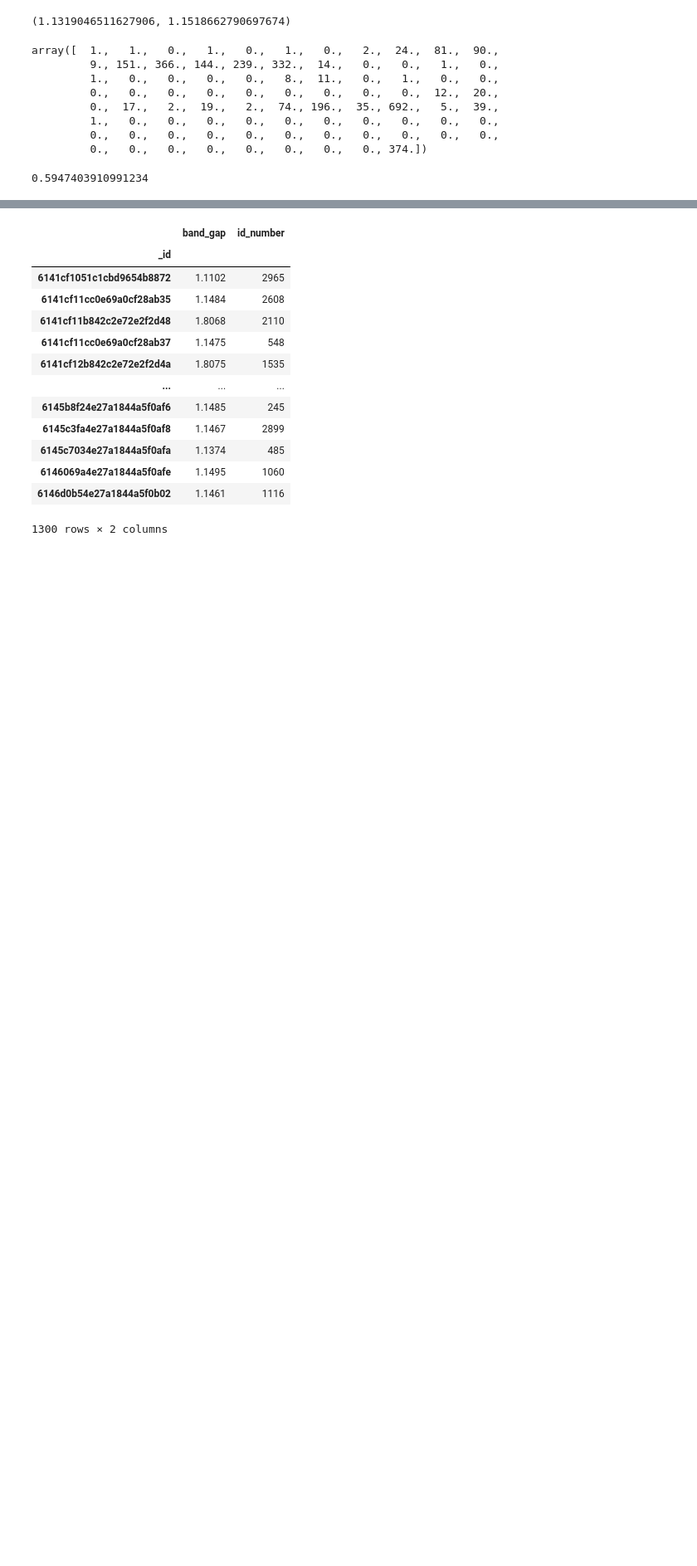
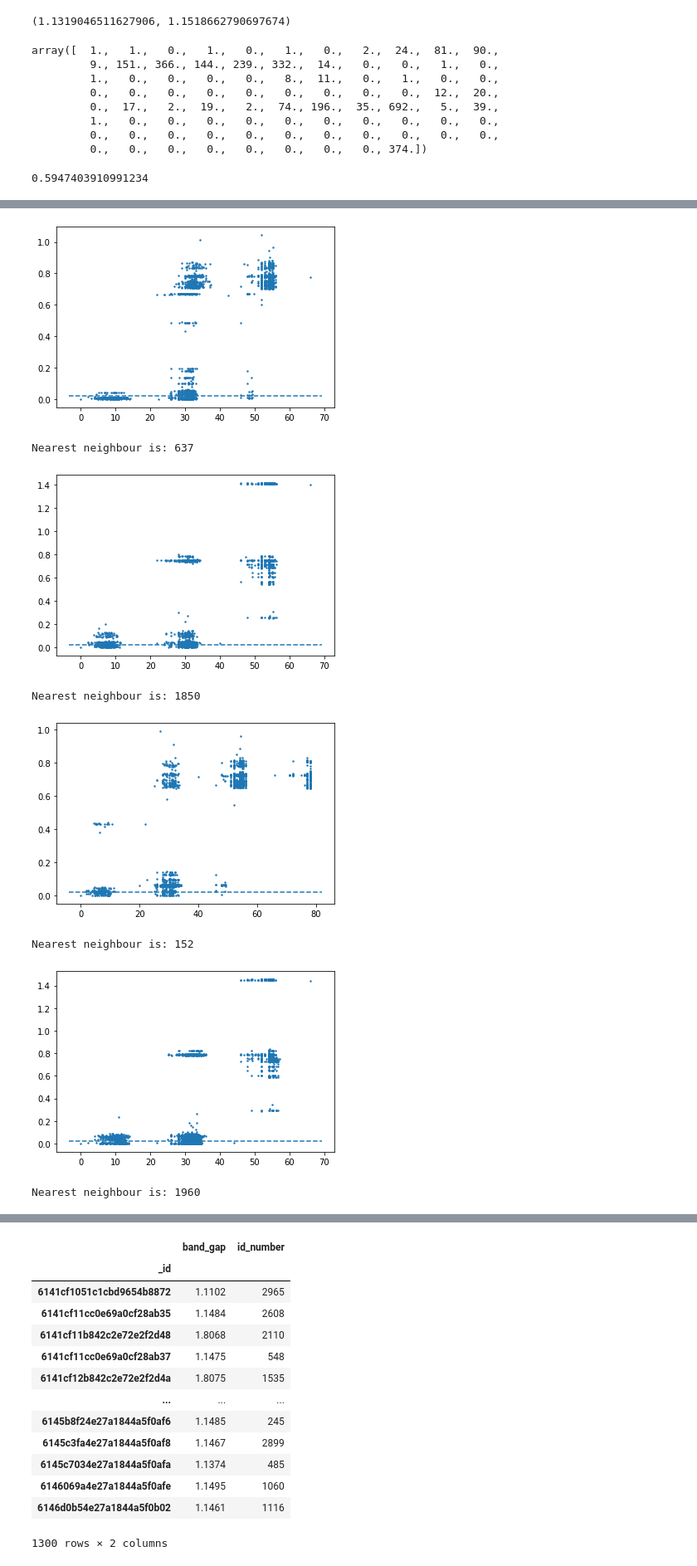
Before and after one commit to Jerry-Master/IDAO_2022, a Jupyter notebook: Data/Target analysis.ipynb, the cells around one changed output, grey strips where cells are left out. Shown at 83% size. Cells and saved outputs as stored; diff of their text form; code cells hidden in the pictures; blank space fills up the shorter version.

```diff
--- a/Data/Target analysis.ipynb
+++ b/Data/Target analysis.ipynb
@@ -115,7 +135,7 @@ def dist(im1, im2):
     return d
 # %%
 %%time
-k1, k2 = 0, 500
+k1, k2 = 0, 499
 
 im1 = np.load(filepath + 'images/' + train_files[k1][:-5] + '.npy')
 im2 = np.load(filepath + 'images/' + train_files[k2][:-5] + '.npy')
@@ -137,18 +157,37 @@ def abline(slope, intercept):
 # %%
 from tqdm.notebook import tqdm
 
-k1 = 2965
-im1 = np.load(filepath + 'images/' + train_files[k1][:-5] + '.npy')
-crystal_dist = []
-band_gap_dist = []
-min_k = -1
-min_d = 100
-for k2 in tqdm(range(100)):
-    if k2 != k1:
+for k1 in range(1,10):
+    im1 = np.load(filepath + 'images/' + train_files[k1][:-5] + '.npy')
+    crystal_dist = []
+    band_gap_dist = []
+    min_k = -1
+    min_d = 100
+    # Compute distances
+    for k2 in tqdm(range(2966)):
         im2 = np.load(filepath + 'images/' + train_files[k2][:-5] + '.npy')
         d = dist(im1, im2)
-        if d < min_d:
+        if d < min_d and k2 != k1:
             min_k = k2
             min_d = d
         crystal_dist.append(d)
         band_gap_dist.append(np.abs(targets.loc[train_files[k1][:-5]] - targets.loc[train_files[k2][:-5]])[0])
+
+    # Save distances
+    aux_dist = pd.DataFrame(data={'dist':crystal_dist}, index=train_files)
+    aux_dist.to_csv(filepath + 'distances/' + train_files[k1][:-5] + '.csv')
+
+    # Visualize distances
+    plt.scatter(crystal_dist, band_gap_dist, s=2)
+    abline(0,0.02)
+    plt.show()
+    print('Nearest neighbour is:', min_k)
+# %% [output]
+[figure, added]
+Nearest neighbour is: 637
+[figure, added]
+Nearest neighbour is: 1850
+[figure, added]
+Nearest neighbour is: 152
+[figure, added]
+Nearest neighbour is: 1960
```
Also changed, not shown: parts of 5 cells of this notebook.
